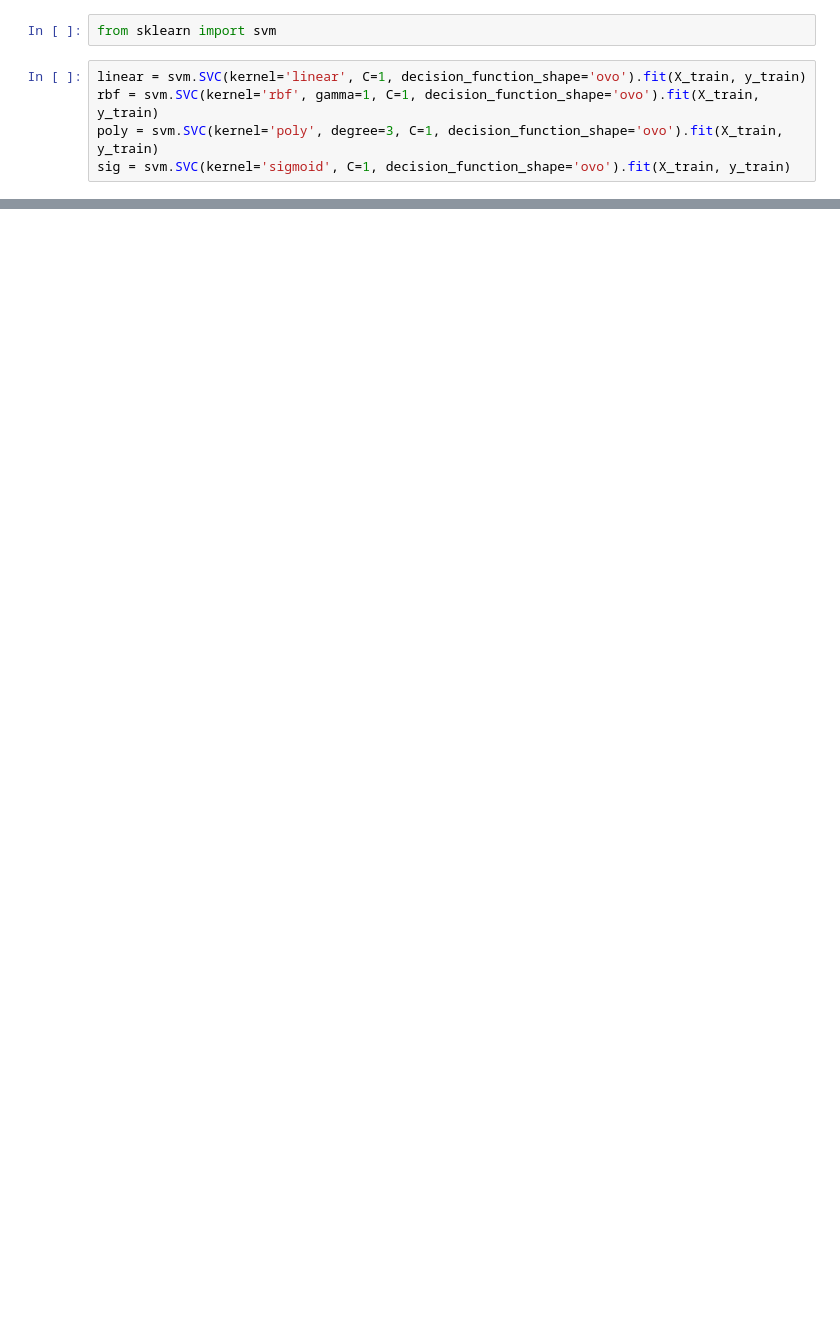
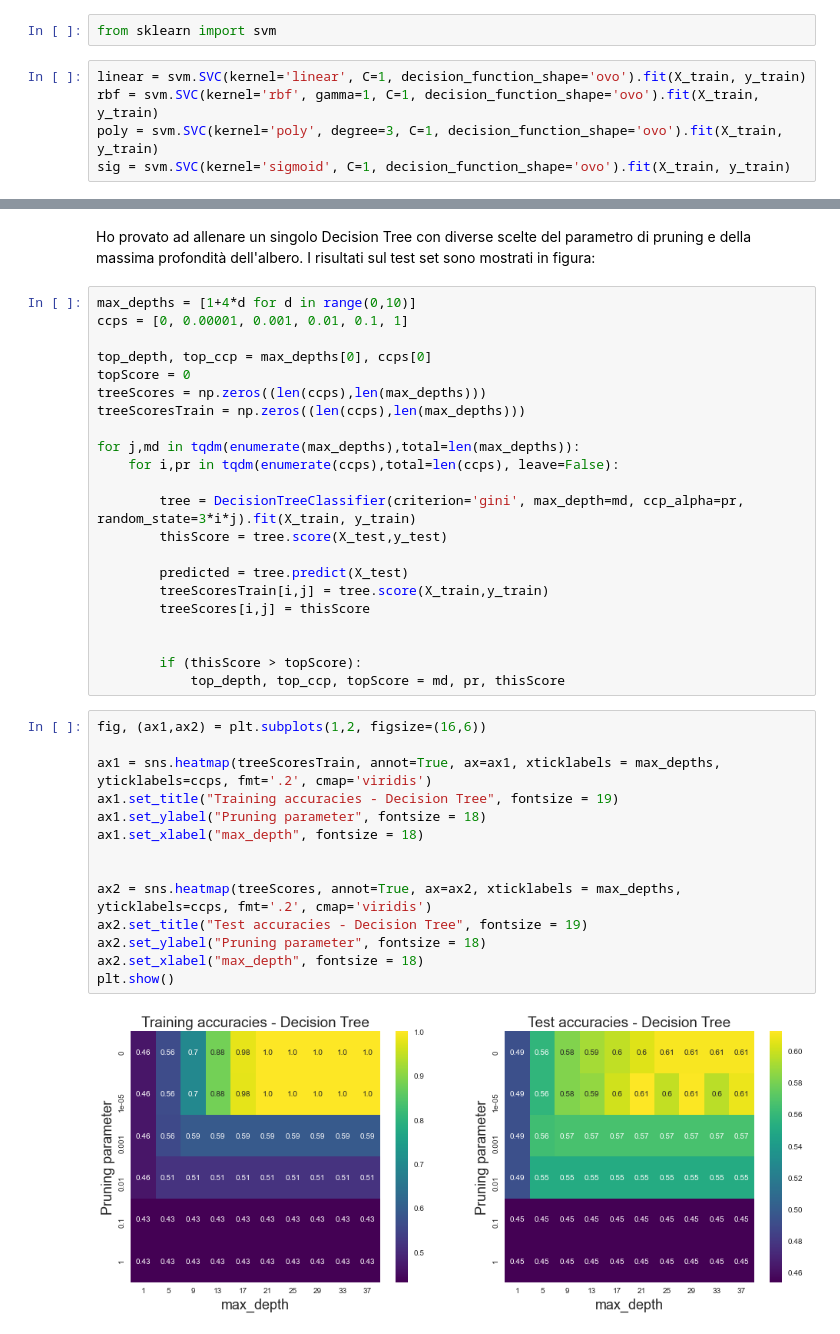
Before and after one commit to andreasala98/WineClass, a Jupyter notebook: WineClassifier.ipynb, the cells around one changed output, grey strips where cells are left out. Cells and saved outputs as stored; diff of their text form; blank space fills up the shorter version.

```diff
--- a/WineClassifier.ipynb
+++ b/WineClassifier.ipynb
@@ -210,0 +200,40 @@ Best accuracy achievable with Random Forest and PCA: 0.4307692307692308
+# %% [markdown]
+Ho provato ad allenare un singolo Decision Tree con diverse scelte del parametro di pruning e della massima profondità dell'albero. I risultati sul test set sono mostrati in figura:
+# %%
+max_depths = [1+4*d for d in range(0,10)]
+ccps = [0, 0.00001, 0.001, 0.01, 0.1, 1]
+
+top_depth, top_ccp = max_depths[0], ccps[0]
+topScore = 0
+treeScores = np.zeros((len(ccps),len(max_depths)))
+treeScoresTrain = np.zeros((len(ccps),len(max_depths)))
+
+for j,md in tqdm(enumerate(max_depths),total=len(max_depths)):
+    for i,pr in tqdm(enumerate(ccps),total=len(ccps), leave=False):
+
+        tree = DecisionTreeClassifier(criterion='gini', max_depth=md, ccp_alpha=pr, random_state=3*i*j).fit(X_train, y_train)
+        thisScore = tree.score(X_test,y_test)
+
+        predicted = tree.predict(X_test)
+        treeScoresTrain[i,j] = tree.score(X_train,y_train)
+        treeScores[i,j] = thisScore
+
+
+        if (thisScore > topScore):
+            top_depth, top_ccp, topScore = md, pr, thisScore
+# %%
+fig, (ax1,ax2) = plt.subplots(1,2, figsize=(16,6))
+
+ax1 = sns.heatmap(treeScoresTrain, annot=True, ax=ax1, xticklabels = max_depths, yticklabels=ccps, fmt='.2', cmap='viridis')
+ax1.set_title("Training accuracies - Decision Tree", fontsize = 19)
+ax1.set_ylabel("Pruning parameter", fontsize = 18)
+ax1.set_xlabel("max_depth", fontsize = 18)
+
+
+ax2 = sns.heatmap(treeScores, annot=True, ax=ax2, xticklabels = max_depths, yticklabels=ccps, fmt='.2', cmap='viridis')
+ax2.set_title("Test accuracies - Decision Tree", fontsize = 19)
+ax2.set_ylabel("Pruning parameter", fontsize = 18)
+ax2.set_xlabel("max_depth", fontsize = 18)
+plt.show()
+# %% [output]
+[figure, added]
```
Also changed, not shown: parts of 76 cells of this notebook, 1 other file.
